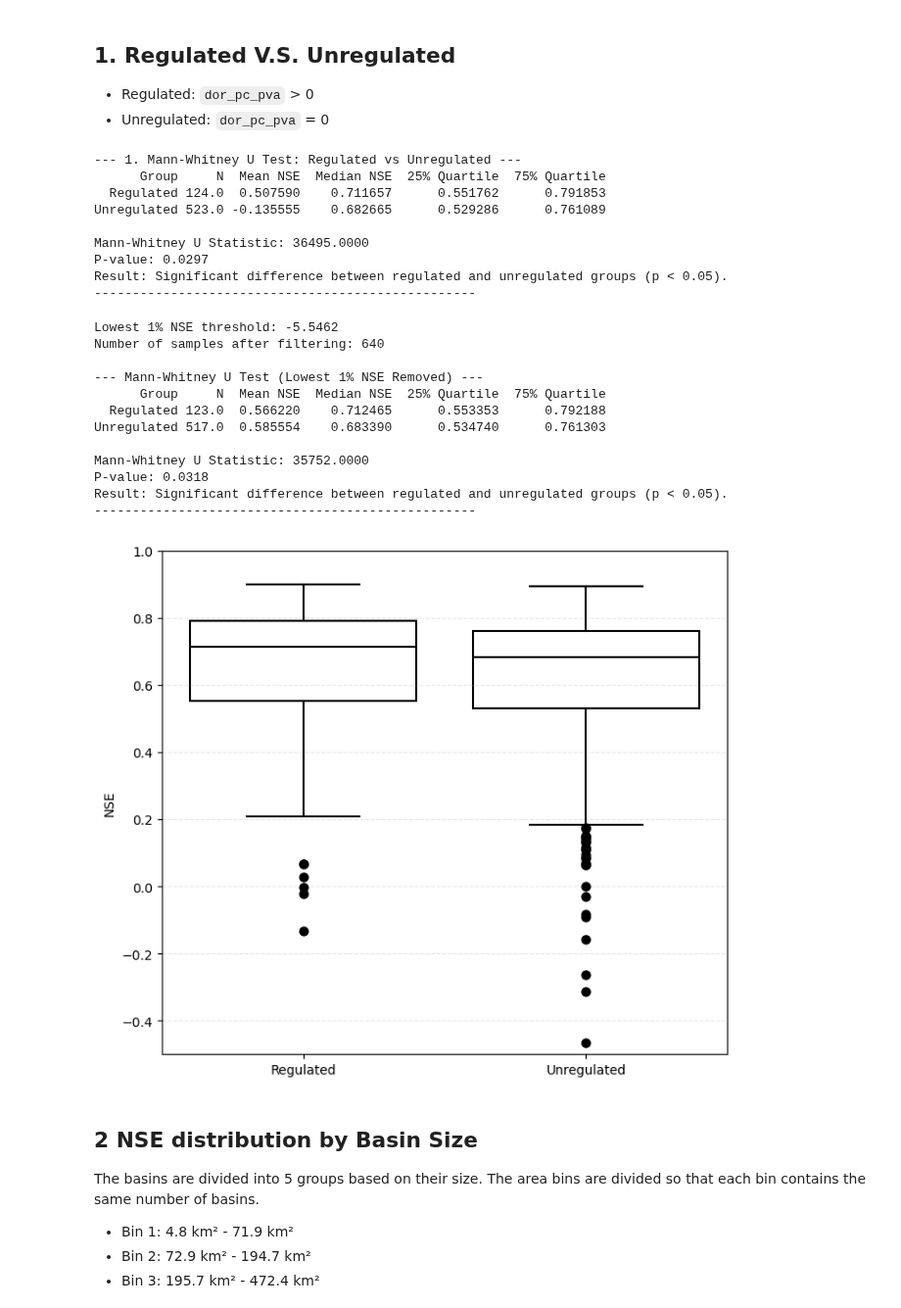
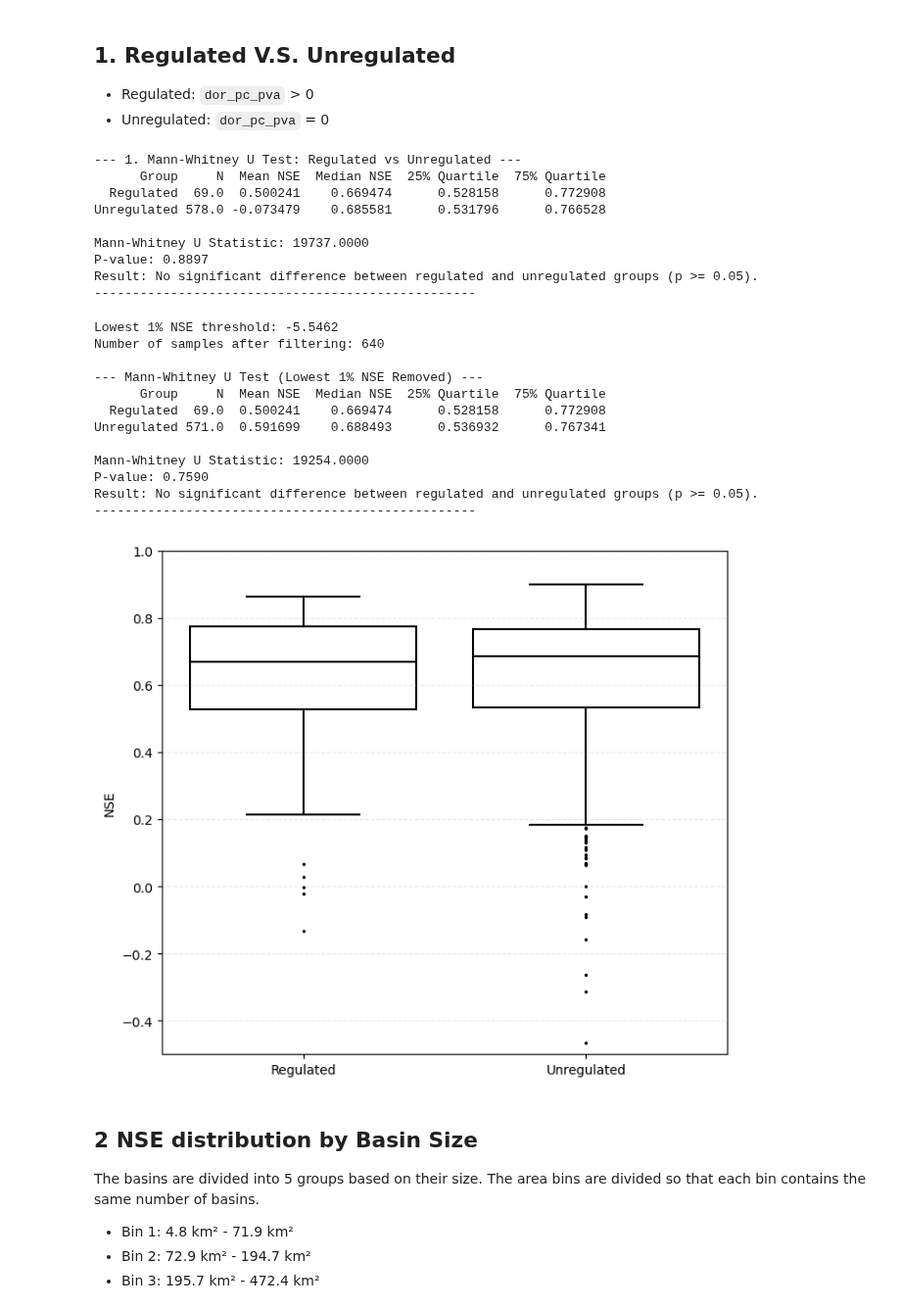
Before and after one commit to yunsupark1120/GAGEii_modeling, a Jupyter notebook: poster_work/result.ipynb, the cells around one changed output. Shown at 98% size. Drawn from its saved outputs; the diff is of its cells as text; code cells hidden in the pictures.

```diff
--- a/poster_work/result.ipynb
+++ b/poster_work/result.ipynb
@@ -167,8 +167,8 @@ analysis_df = merged_df.dropna(subset=['NSE', 'dor_pc_pva']).copy()
 print("--- 1. Mann-Whitney U Test: Regulated vs Unregulated ---")
 
 # Create groups
-regulated = analysis_df[analysis_df['dor_pc_pva'] > 0]['NSE']
-unregulated = analysis_df[analysis_df['dor_pc_pva'] == 0]['NSE']
+regulated = analysis_df[analysis_df['dor_pc_pva'] > 100]['NSE']
+unregulated = analysis_df[analysis_df['dor_pc_pva'] < 100]['NSE']
 
 # Perform the test
 u_statistic, p_value_mw = stats.mannwhitneyu(regulated, unregulated, alternative='two-sided')
@@ -206,12 +206,12 @@ print("-" * 50)
 # %% [output]
 --- 1. Mann-Whitney U Test: Regulated vs Unregulated ---
       Group     N  Mean NSE  Median NSE  25% Quartile  75% Quartile
-  Regulated 124.0  0.507590    0.711657      0.551762      0.791853
-Unregulated 523.0 -0.135555    0.682665      0.529286      0.761089
+  Regulated  69.0  0.500241    0.669474      0.528158      0.772908
+Unregulated 578.0 -0.073479    0.685581      0.531796      0.766528
 
-Mann-Whitney U Statistic: 36495.0000
-P-value: 0.0297
-Result: Significant difference between regulated and unregulated groups (p < 0.05).
+Mann-Whitney U Statistic: 19737.0000
+P-value: 0.8897
+Result: No significant difference between regulated and unregulated groups (p >= 0.05).
 --------------------------------------------------
 # %%
 # Try dropping the lowest 1 percent nse values (to omit extreme outliers)
@@ -229,8 +229,8 @@ print(f"Number of samples after filtering: {len(filtered_df)}")
 
 # --- Mann-Whitney U Test: Regulated vs Unregulated (after filtering) ---
 
-regulated = filtered_df[filtered_df['dor_pc_pva'] > 0]['NSE']
-unregulated = filtered_df[filtered_df['dor_pc_pva'] == 0]['NSE']
+regulated = filtered_df[filtered_df['dor_pc_pva'] > 100]['NSE']
+unregulated = filtered_df[filtered_df['dor_pc_pva'] < 100]['NSE']
 
 u_statistic, p_value_mw = stats.mannwhitneyu(regulated, unregulated, alternative='two-sided')
 
@@ -261,34 +261,34 @@ Number of samples after filtering: 640
 
 --- Mann-Whitney U Test (Lowest 1% NSE Removed) ---
       Group     N  Mean NSE  Median NSE  25% Quartile  75% Quartile
-  Regulated 123.0  0.566220    0.712465      0.553353      0.792188
-Unregulated 517.0  0.585554    0.683390      0.534740      0.761303
+  Regulated  69.0  0.500241    0.669474      0.528158      0.772908
+Unregulated 571.0  0.591699    0.688493      0.536932      0.767341
 
-Mann-Whitney U Statistic: 35752.0000
-P-value: 0.0318
-Result: Significant difference between regulated and unregulated groups (p < 0.05).
+Mann-Whitney U Statistic: 19254.0000
+P-value: 0.7590
+Result: No significant difference between regulated and unregulated groups (p >= 0.05).
 --------------------------------------------------
 # %%
 # Boxplot: NSE for Regulated vs Unregulated
 
 # Combine data for plotting
 plot_df = analysis_df.copy()
-plot_df['Regulation'] = np.where(plot_df['dor_pc_pva'] > 0, 'Regulated', 'Unregulated')
+plot_df['Regulation'] = np.where(plot_df['dor_pc_pva'] > 100, 'Regulated', 'Unregulated')
 
 # Set y-axis limits (adjust as needed)
 ymin, ymax = -0.5, 1.0  # Change these values to filter out extreme values
 
 plt.figure(figsize=(7, 6))
 sns.boxplot(x='Regulation', y='NSE', data=plot_df, order=['Regulated', 'Unregulated'], **boxplot_style)
 # plt.title('NSE Distribution: Regulated vs Unregulated')
 plt.xlabel('')
 plt.ylabel('NSE')
 plt.ylim((ymin, ymax))
 plt.grid(axis='y', linestyle='--', alpha=0.3)
 plt.tight_layout()
 plt.show()
 # %% [output]
-[figure, old version]
+[figure, new version]
 # %% [markdown]
 ## 2 NSE distribution by Basin Size
 
```
Also changed, not shown: parts of 4 cells of this notebook, 2 other files.
